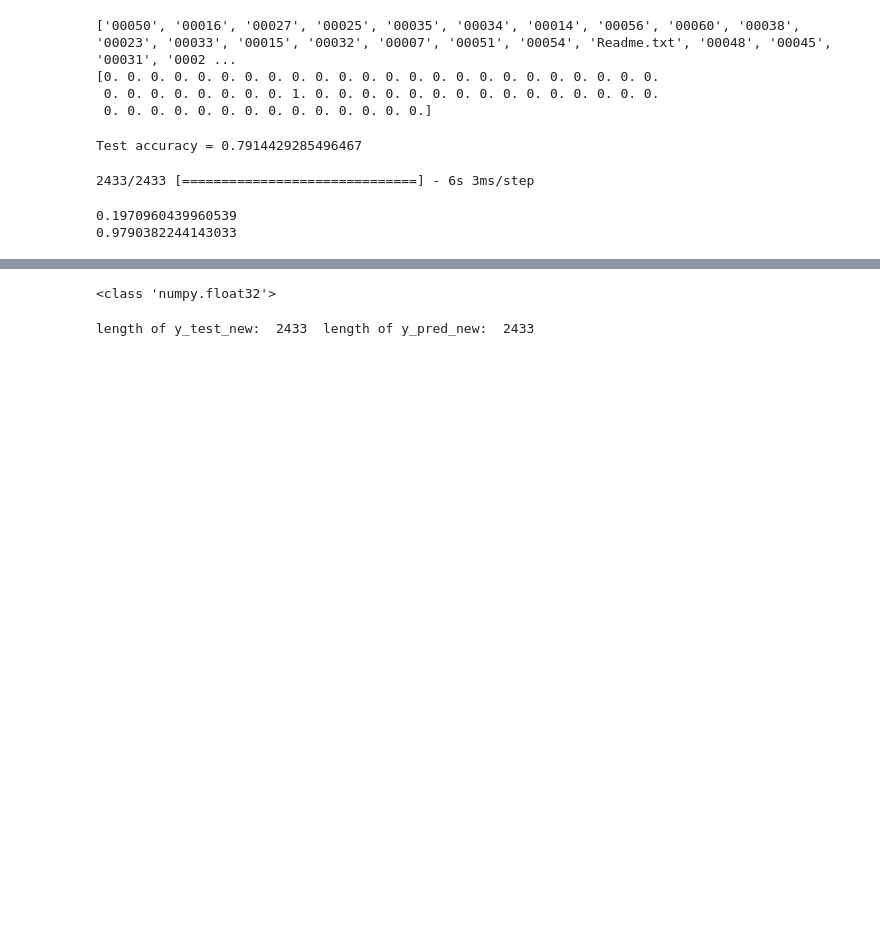
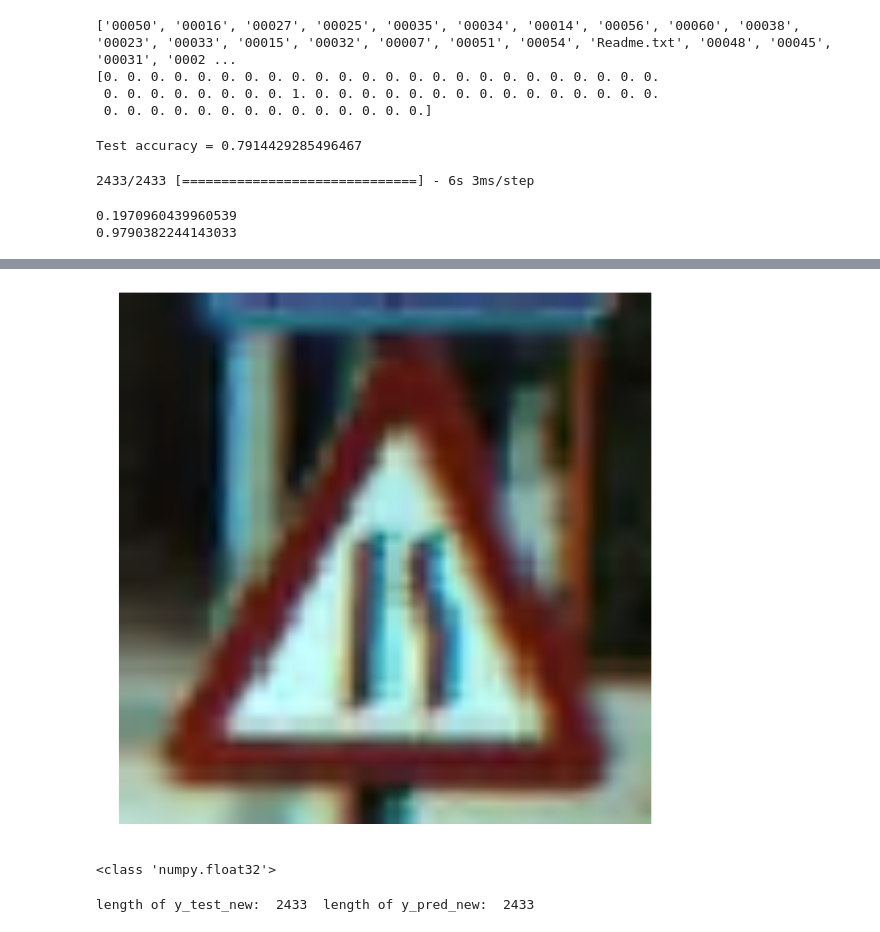
Before and after one commit to masopust/RoadSignRecognition, a Jupyter notebook: gierlach/SignRecogniction.ipynb, the cells around one changed output, grey strips where cells are left out. Drawn from its saved outputs; the diff is of its cells as text; code cells hidden in the pictures; blank space fills up the shorter version.

```diff
--- a/gierlach/SignRecogniction.ipynb
+++ b/gierlach/SignRecogniction.ipynb
@@ -275,6 +283,15 @@ print("length of y_test: ", len(y_test), " length of y_pred: ", len(y_pred) )
  0. 0. 0. 0. 0. 0. 0. 0. 0. 0. 0. 0. 0. 0. 0. 0. 0. 0. 0. 0. 0. 0. 0. 0.
  0. 0. 0. 0. 0. 0. 0. 0. 0. 0. 0. 0. 0. 0.]
 length of y_test:  2433  length of y_pred:  2433
+# %%
+fig = plt.figure(figsize = (10,10))
+
+plt.imshow(X_test[10])
+plt.axis('off')
+
+plt.show()
+# %% [output]
+[figure, added]
 # %%
 dict_class = {}
 for i in list_of_classes:
```
Also changed, not shown: parts of 8 cells of this notebook.
